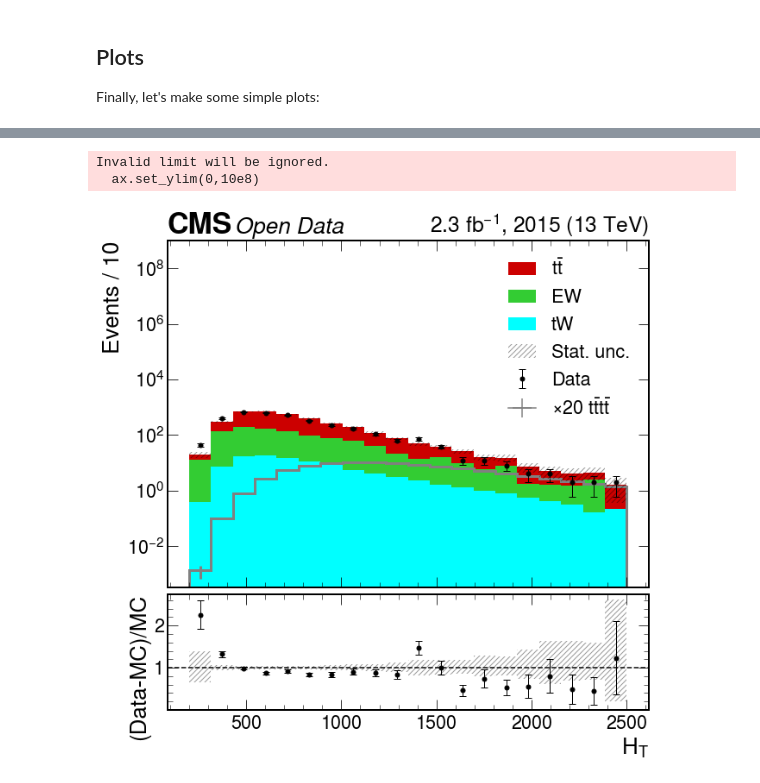
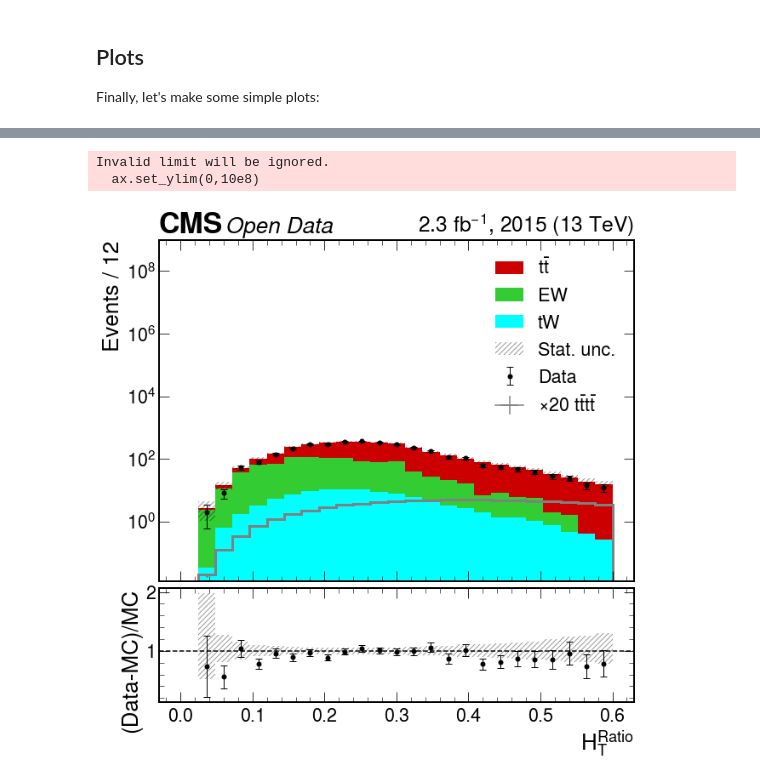
Before and after one commit to HEP-EPN/FourTopsCMSOpenData, a Jupyter notebook: Notebooks/Electron_plot.ipynb, the cells around one changed output, grey strips where cells are left out. Saved outputs shown, nothing was run; the diff lists cells and outputs as text; code cells hidden in the pictures.

```diff
--- a/Notebooks/Electron_plot.ipynb
+++ b/Notebooks/Electron_plot.ipynb
@@ -244,11 +251,5 @@ def plotHisto( histName = "H_pt", xlabel = "$H_T$", rebinFactor = 10,
-# %%
-plotHisto(xlog=True)
-# %% [output]
-Invalid limit will be ignored.
-  ax.set_ylim(0,10e8)
-[figure, removed]
 # %%
-def plotHisto( histName = "Hratio_pt", xlabel = "$H_T^{Ratio}$", rebinFactor = 10,
+def plotHisto( histName = "Hratio_pt", xlabel = "$H_T^{Ratio}$", rebinFactor = 12,
               xmin = 0j, xmax = 0.6j, mcFactor = 0.05, xlog=False
              ):
 
@@ -264,30 +265,37 @@ def plotHisto( histName = "Hratio_pt", xlabel = "$H_T^{Ratio}$", rebinFactor = 1
     fig, (ax, rax) = plt.subplots(2, 1, gridspec_kw=dict(height_ratios=[3, 1], hspace=0.03), sharex=True)
     hep.cms.label("Open Data", ax=ax, data=True, lumi=2.3, year=2015) #, rlabel="2.3 $\mathrm{fb^{-1}}$, 2015 (8 TeV)")
     plt.style.use(hep.style.CMS)
 
     hep.histplot(data, ax=ax, histtype='errorbar', color='k', capsize=4, yerr=True, label="Data")
     hep.histplot(hists, ax=ax, stack=True, histtype='fill', color = bkgs_colors, label=bkgs_label)
     hep.histplot(signal, ax=ax, histtype='step', color='gray', linewidth = 3, label="$\\times 20$ $t\\bar{t}t\\bar{t}$")
 
     errps = {'hatch':'////', 'facecolor':'none', 'lw': 0, 'color': 'k', 'alpha': 0.4}
     ax.stairs(
         values=tot.values() + np.sqrt(tot.values()),
         baseline=tot.values() - np.sqrt(tot.values()),
         edges=data.axes[0].edges, **errps, label='Stat. unc.')
     if xlog: ax.set_yscale("log")
     ax.legend()
 
     yerr = ratio_uncertainty(data.values(), tot.values(), 'poisson')
     rax.stairs(1+yerr[1], edges=tot.axes[0].edges, baseline=1-yerr[0], **errps)
     hep.histplot(data.values()/tot.values(), tot.axes[0].edges, yerr=np.sqrt(data.values())/tot.values(),
         ax=rax, histtype='errorbar', color='k', capsize=4, label="Data")
 
 
     rax.axhline(1, ls='--', color='k')
     ax.set_ylim(0,10e8)
     ### more labels
     plt.xlabel(xlabel)
     ax.set_ylabel(f"Events / {rebinFactor}")
     rax.set_ylabel("(Data-MC)/MC")
     #plt.ylim(-10e-1,10e8)
+    plt.savefig('HTRatio.png')
     plt.show()
+
+plotHisto(xlog=True)
+# %% [output]
+Invalid limit will be ignored.
+  ax.set_ylim(0,10e8)
+[figure, added]
```
Also changed, not shown: parts of 11 cells of this notebook.
